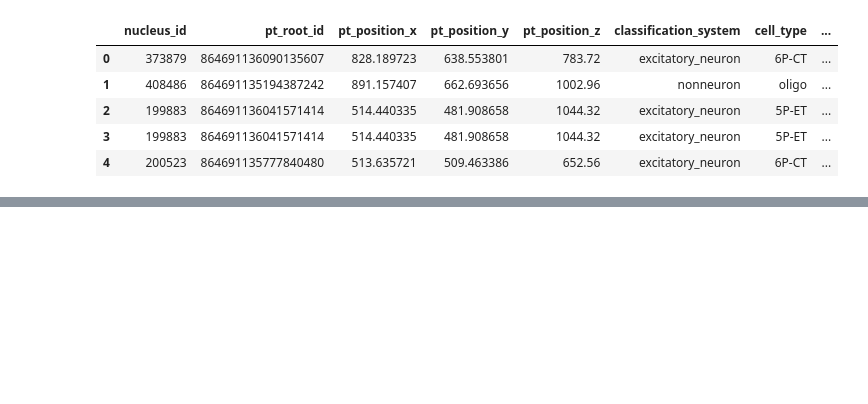
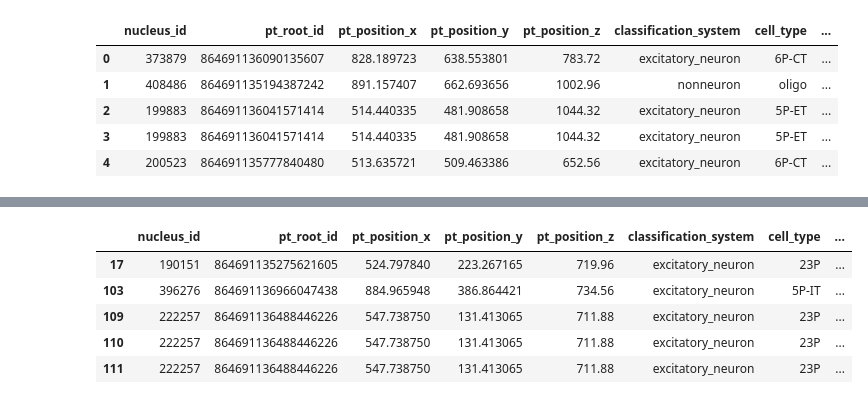
Before and after one commit to MICrONS-Milano-CoLab/MICrONS-datacleaner, a Jupyter notebook: tutorial/basic-tutorial.ipynb, the cells around one changed output, grey strips where cells are left out. Saved outputs shown, nothing was run; the diff lists cells and outputs as text; code cells hidden in the pictures; blank space fills up the shorter version.

```diff
--- a/tutorial/basic-tutorial.ipynb
+++ b/tutorial/basic-tutorial.ipynb
@@ -427,0 +459,12 @@ units.head()
+# %%
+preids = synapses['pre_pt_root_id'].unique()
+postids = synapses['post_pt_root_id'].unique()
+units_func = units_func[units_func['pt_root_id'].isin(preids) | units_func['pt_root_id'].isin(postids)]
+units_func.head()
+# %% [output]
+|  | nucleus_id | pt_root_id | pt_position_x | pt_position_y | pt_position_z | classification_system | cell_type | ... |
+| 17 | 190151 | 864691135275621605 | 524.797840 | 223.267165 | 719.96 | excitatory_neuron | 23P | ... |
+| 103 | 396276 | 864691136966047438 | 884.965948 | 386.864421 | 734.56 | excitatory_neuron | 5P-IT | ... |
+| 109 | 222257 | 864691136488446226 | 547.738750 | 131.413065 | 711.88 | excitatory_neuron | 23P | ... |
+| 110 | 222257 | 864691136488446226 | 547.738750 | 131.413065 | 711.88 | excitatory_neuron | 23P | ... |
+| 111 | 222257 | 864691136488446226 | 547.738750 | 131.413065 | 711.88 | excitatory_neuron | 23P | ... |
```
Also changed, not shown: parts of 25 cells of this notebook, 5 other files.
